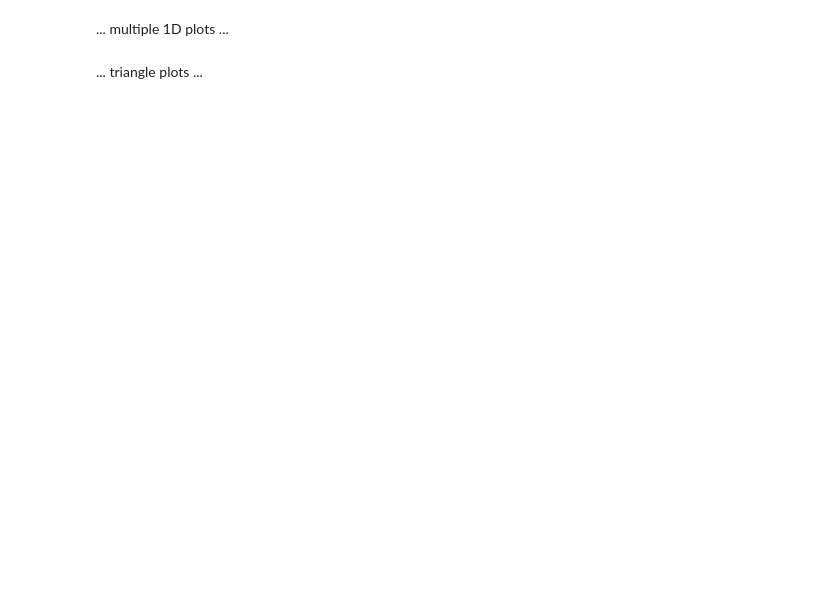
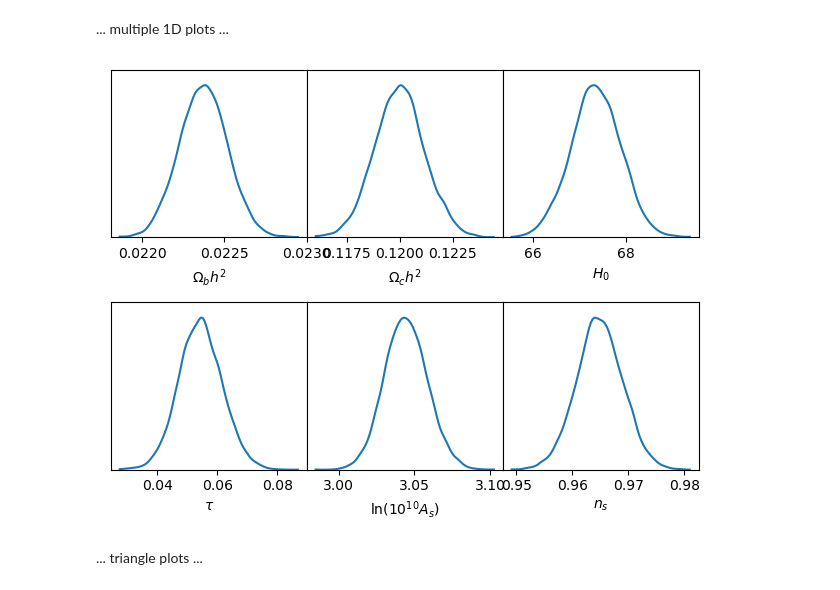
Before and after one commit to handley-lab/anesthetic, a Jupyter notebook: demo.ipynb, the cells around one changed output. Cells and saved outputs as stored; diff of their text form; code cells hidden in the pictures; blank space fills up the shorter version.

```diff
--- a/demo.ipynb
+++ b/demo.ipynb
@@ -33,8 +34,9 @@ fig, axes = mcmc.plot_1d('omegabh2') ;
 # %% [markdown]
 ... multiple 1D plots ...
 # %%
-fig, axes = mcmc.plot_1d(['omegabh2','omegach2','H0','tau','logA','ns']);
-fig.tight_layout()
+mcmc.plot_1d(['omegabh2','omegach2','H0','tau','logA','ns']);
+# %% [output]
+[figure, added]
 # %% [markdown]
 ... triangle plots ...
 # %%
```
Also changed, not shown: parts of 29 cells of this notebook, 1 other file.
